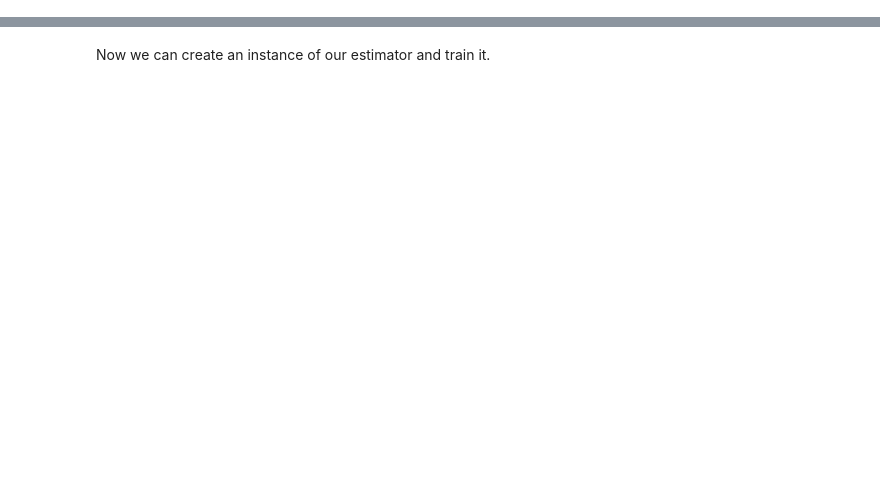
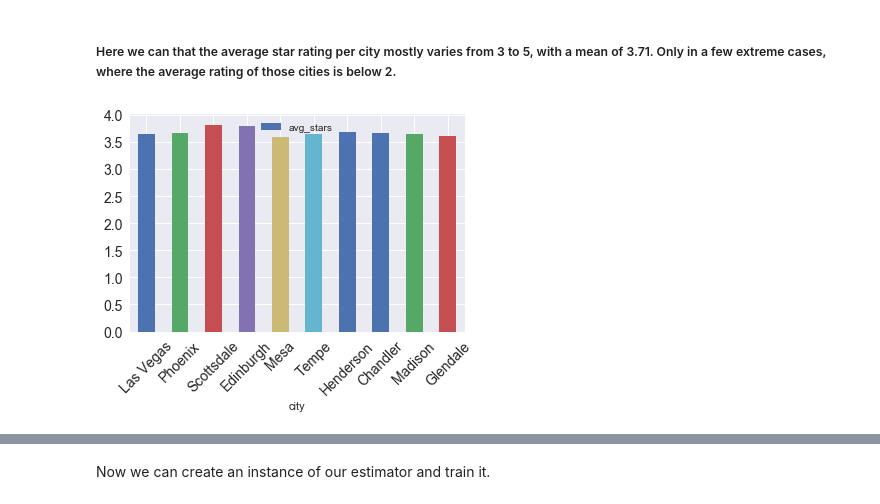
Before and after one commit to TanghuiL/Predicting-popularity-of-new-restaurants, a Jupyter notebook: Predicting popularity of a new restaurant.ipynb, the cells around one changed output, grey strips where cells are left out. Cells and saved outputs as stored; diff of their text form; code cells hidden in the pictures; blank space fills up the shorter version.

```diff
--- a/Predicting popularity of a new restaurant.ipynb
+++ b/Predicting popularity of a new restaurant.ipynb
@@ -199,0 +119,6 @@ class CityEstimator(base.BaseEstimator, base.RegressorMixin):
+# %%
+# remove irrelevant columns
+df = df.drop(columns=['business_id', 'full_address'])
+
+# use pandas_profiling package to conduct an automatic EDA
+pandas_profiling.ProfileReport(df)
@@ -199,0 +127,3 @@ class CityEstimator(base.BaseEstimator, base.RegressorMixin):
+# %%
+# type has only one value: busines, hence remove the dataframe
+df = df.drop(['type'], axis=1)
@@ -199,0 +180,4 @@ class CityEstimator(base.BaseEstimator, base.RegressorMixin):
+# %%
+df_sorted = df.sort_values(by='city')
+df_sorted['id'] = df_sorted.index
+df_sorted.head()
@@ -199,0 +191,11 @@ class CityEstimator(base.BaseEstimator, base.RegressorMixin):
+# %%
+# Create a new dataframe df_city to contain the unique city names and each city's average star rating
+
+#get unique city names
+df_city = pd.DataFrame(df_sorted['city'].unique().tolist(), columns = ['city'])
+#get the total counts for each unique city
+df_city['counts'] = [i for i in df_sorted.groupby('city')['id'].nunique()]
+#average star rating
+df_city['avg_stars'] = [i for i in df_sorted.groupby('city')['stars'].mean()]
+
+df_city.head()
@@ -199,0 +235,8 @@ class CityEstimator(base.BaseEstimator, base.RegressorMixin):
+# %% [markdown]
+##### Here we can that the average star rating per city mostly varies from 3 to 5, with a mean of 3.71. Only in a few extreme cases, where the average rating of those cities is below 2.
+# %%
+# plot the average rating of the top 10 cities with the most venues on yelp
+df_city_sorted = df_city.sort_values(by=['counts','avg_stars'], ascending=False)
+ax = df_city_sorted[:10].plot.bar(x='city', y='avg_stars', rot=45, fontsize=14)
+# %% [output]
+[figure, added]
```
Also changed, not shown: parts of 84 cells of this notebook, 2 other files.
